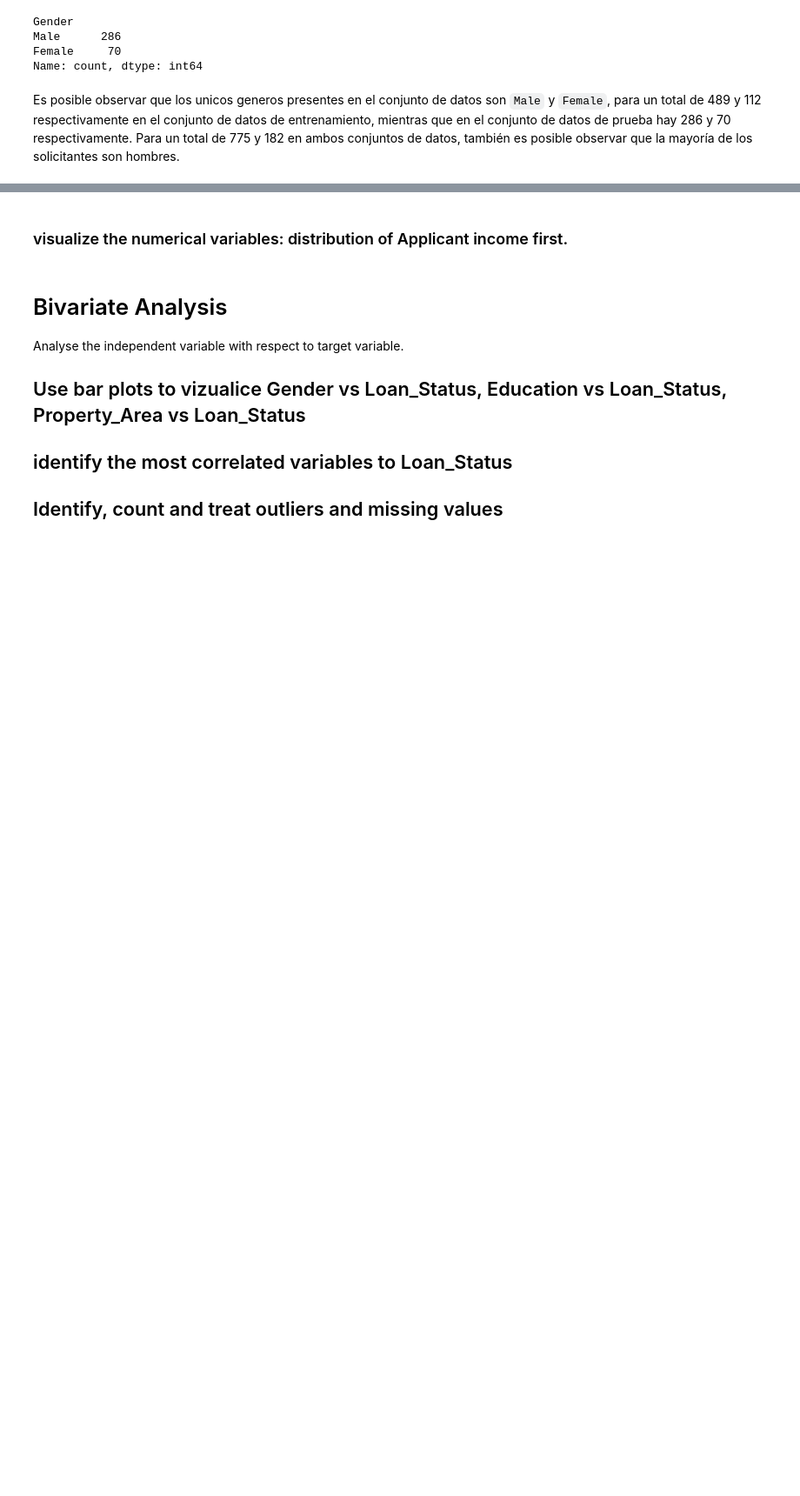
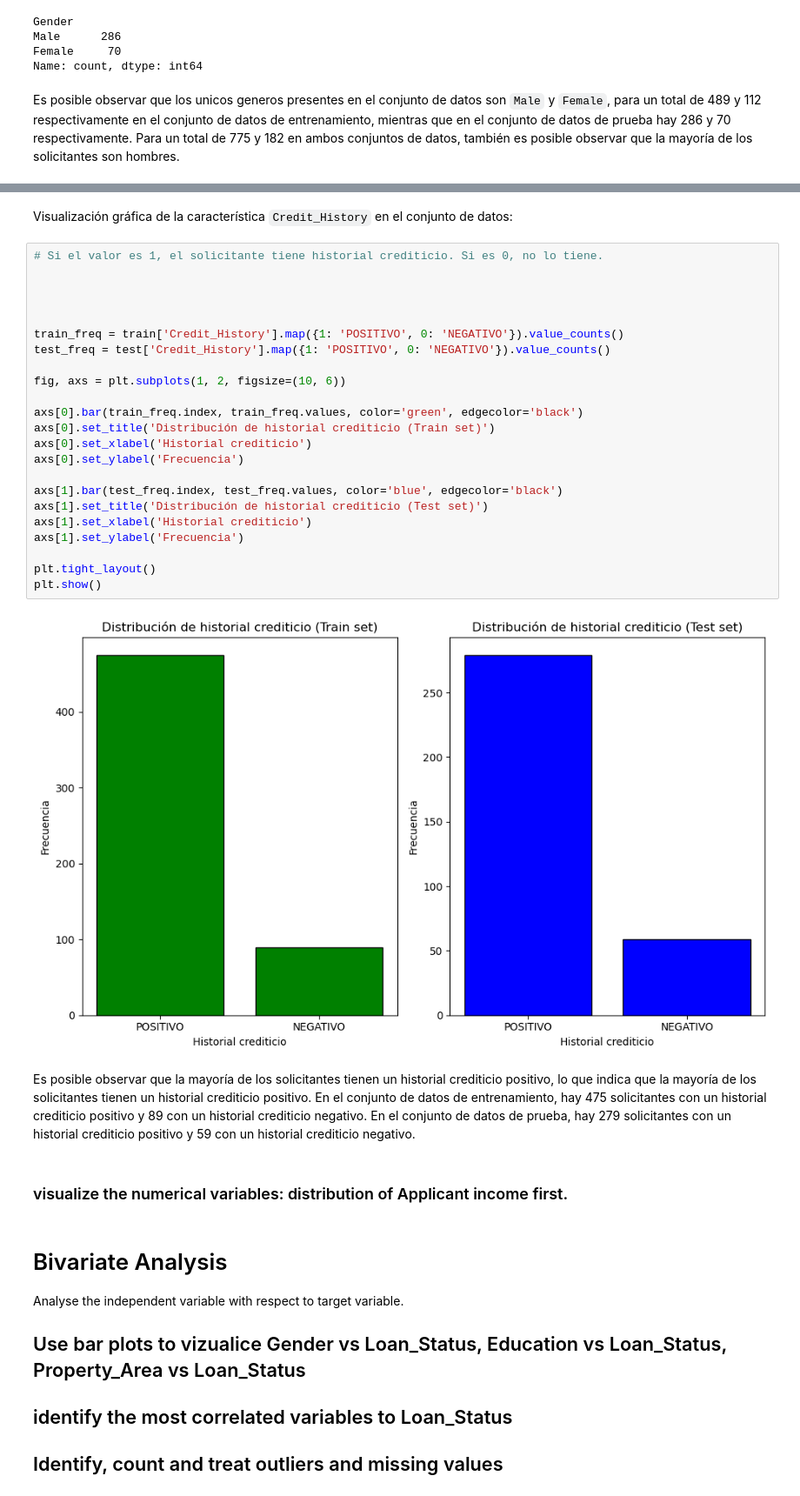
Before and after one commit to CristianPerafan/ArtificiallIntelligence, a Jupyter notebook: Primera parte/Lab.ipynb, the cells around one changed output, grey strips where cells are left out. Shown at 87% size. Drawn from its saved outputs; the diff is of its cells as text; blank space fills up the shorter version.

```diff
--- a/Primera parte/Lab.ipynb
+++ b/Primera parte/Lab.ipynb
@@ -275,3 +401,32 @@ Es posible observar que los unicos generos presentes en el conjunto de datos son
+# %% [markdown]
+Visualización gráfica de la característica `Credit_History` en el conjunto de datos:
+# %%
+# Si el valor es 1, el solicitante tiene historial crediticio. Si es 0, no lo tiene.
+
+
+
+
+train_freq = train['Credit_History'].map({1: 'POSITIVO', 0: 'NEGATIVO'}).value_counts()
+test_freq = test['Credit_History'].map({1: 'POSITIVO', 0: 'NEGATIVO'}).value_counts()
+
+fig, axs = plt.subplots(1, 2, figsize=(10, 6))
+
+axs[0].bar(train_freq.index, train_freq.values, color='green', edgecolor='black')
+axs[0].set_title('Distribución de historial crediticio (Train set)')
+axs[0].set_xlabel('Historial crediticio')
+axs[0].set_ylabel('Frecuencia')
+
+axs[1].bar(test_freq.index, test_freq.values, color='blue', edgecolor='black')
+axs[1].set_title('Distribución de historial crediticio (Test set)')
+axs[1].set_xlabel('Historial crediticio')
+axs[1].set_ylabel('Frecuencia')
+
+plt.tight_layout()
+plt.show()
+# %% [output]
+[figure, added]
+# %% [markdown]
+Es posible observar que la mayoría de los solicitantes tienen un historial crediticio positivo, lo que indica que la mayoría de los solicitantes tienen un historial crediticio positivo. En el conjunto de datos de entrenamiento, hay 475 solicitantes con un historial crediticio positivo y 89 con un historial crediticio negativo. En el conjunto de datos de prueba, hay 279 solicitantes con un historial crediticio positivo y 59 con un historial crediticio negativo.
 # %% [markdown]
 
 
```
Also changed, not shown: parts of 16 cells of this notebook.
